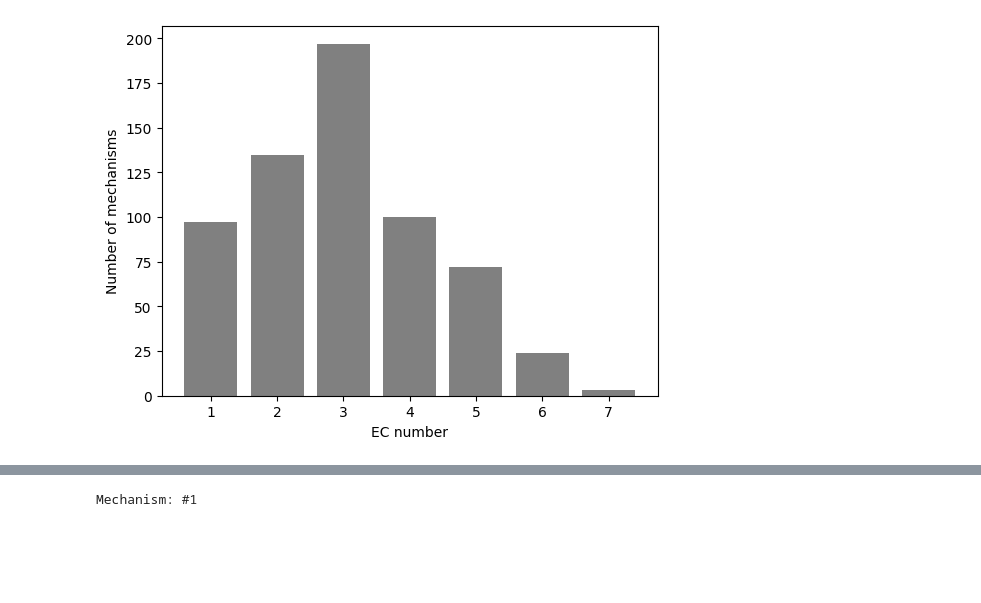
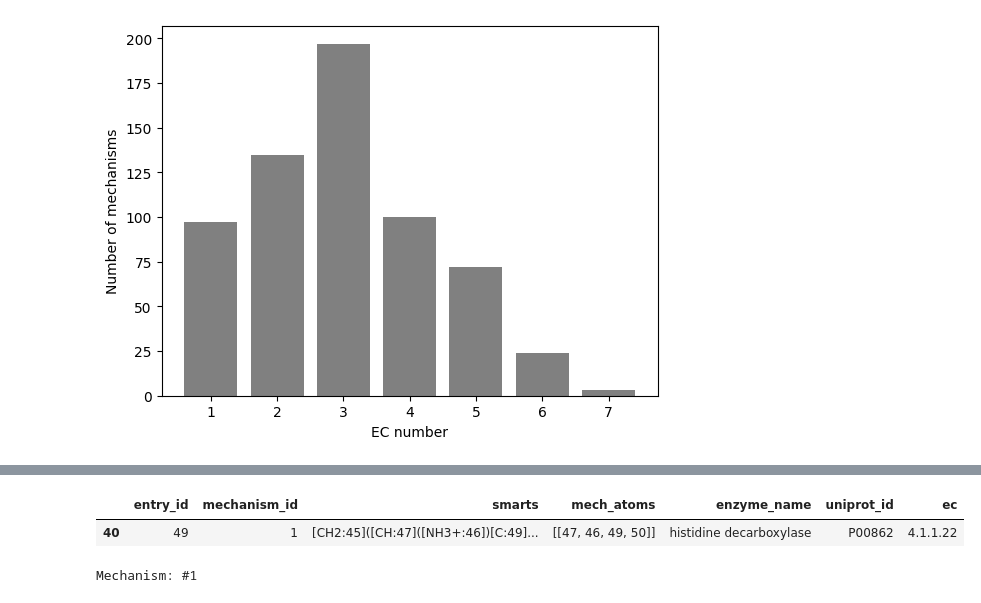
Before and after one commit to stefanpate/enz-rxn-data, a Jupyter notebook: spot_check_mech_label.ipynb, the cells around one changed output, grey strips where cells are left out. Drawn from its saved outputs; the diff is of its cells as text; code cells hidden in the pictures; blank space fills up the shorter version.

```diff
--- a/spot_check_mech_label.ipynb
+++ b/spot_check_mech_label.ipynb
@@ -38,7 +38,7 @@ Total number of mechanisms: 1166
 Number of detailed mechanisms: 887 (76.07%)
 Total number of entries: 1003
 # %%
-mech_df = pd.read_csv(Path(filepaths.processed_data) / 'mcsa' / 'mech_labeled_reactions.csv', sep=",")
+mech_df = pd.read_csv(Path(filepaths.interim_data) / 'mcsa' / 'mech_labeled_reactions.csv', sep=",")
 mech_df['mech_atoms'] = mech_df['mech_atoms'].apply(lambda x: ast.literal_eval(x))
 print(f"{len(mech_df)/detailed_ct*100:.2f}% of detailed mechanisms have been processed")
 mech_df.head(10)
@@ -144,6 +144,11 @@ Mechanism: #1
 [drawing not drawn]
 [drawing not drawn]
 [drawing not drawn]
+# %%
+mech_df[mech_df['entry_id'] == 49]
+# %% [output]
+|  | entry_id | mechanism_id | smarts | mech_atoms | enzyme_name | uniprot_id | ec |
+| 40 | 49 | 1 | [CH2:45]([CH:47]([NH3+:46])[C:49]... | [[47, 46, 49, 50]] | histidine decarboxylase | P00862 | 4.1.1.22 |
 # %%
 display_mech_labeled_rxn(49)
 # %% [output]
```
Also changed, not shown: parts of 2 cells of this notebook, 7 other files.
